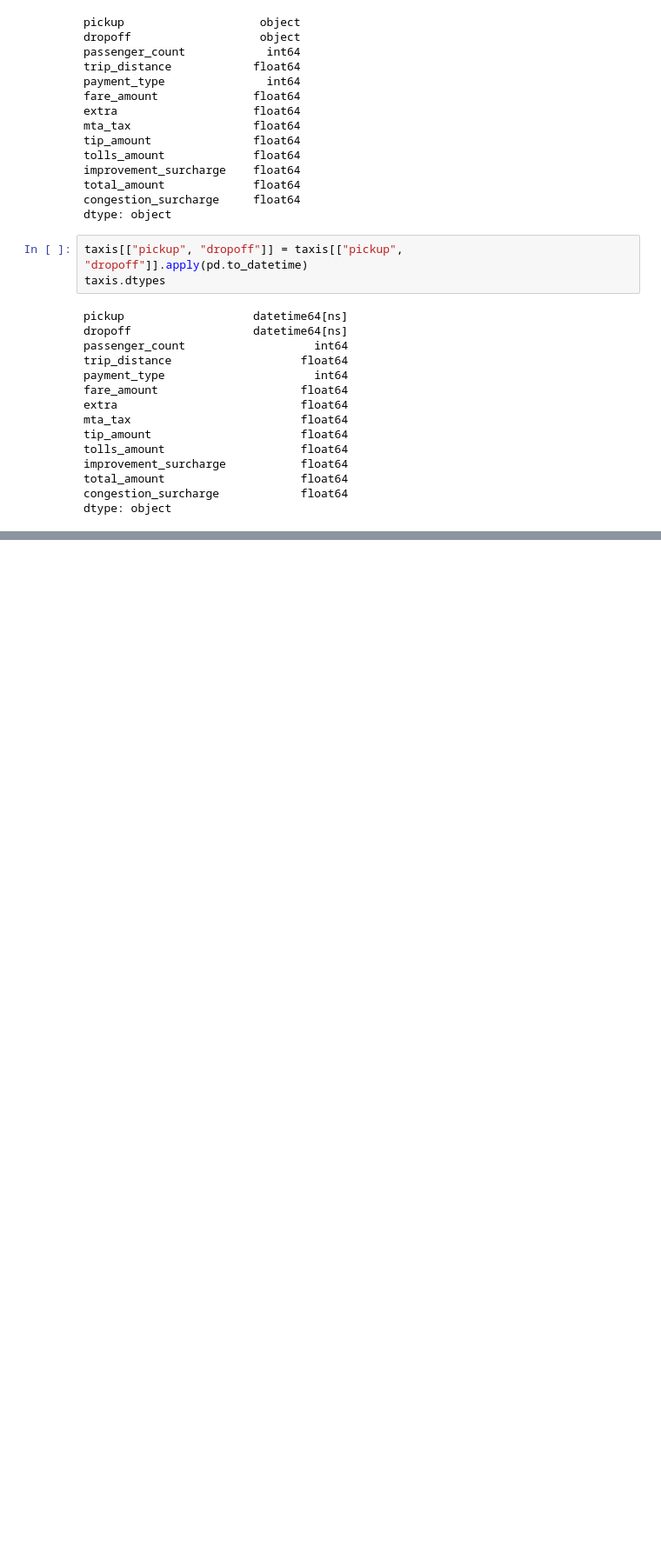
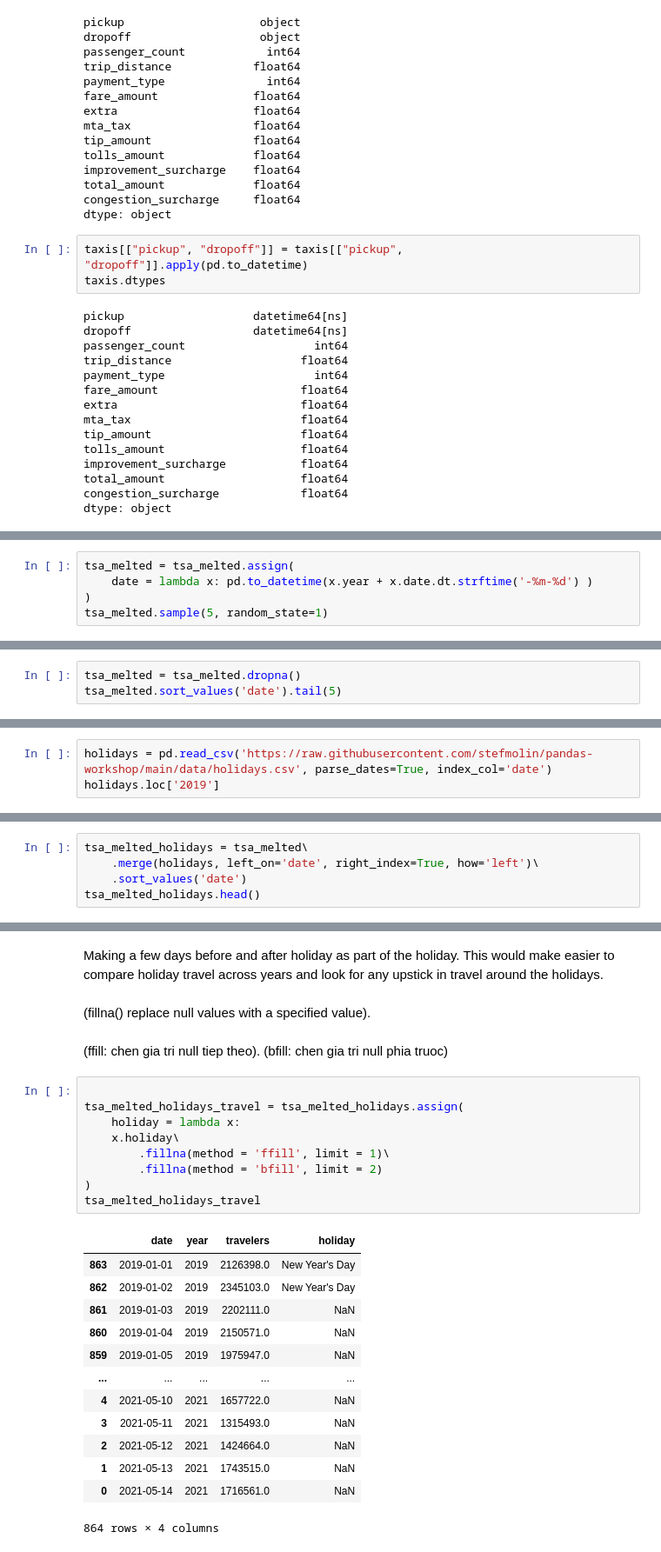
Before and after one commit to Rosiee0312/Meteorites, a Jupyter notebook: DataWrangling.ipynb, the cells around one changed output, grey strips where cells are left out. Shown: that part at 87% size. Drawn from its saved outputs; the diff is of its cells as text; blank space fills up the shorter version.

```diff
--- a/DataWrangling.ipynb
+++ b/DataWrangling.ipynb
@@ -115,0 +205,5 @@ KeyError: "None of ['pickup'] are in the columns"
+# %%
+tsa_melted = tsa_melted.assign(
+    date = lambda x: pd.to_datetime(x.year + x.date.dt.strftime('-%m-%d') )
+)
+tsa_melted.sample(5, random_state=1)
@@ -115,0 +219,3 @@ KeyError: "None of ['pickup'] are in the columns"
+# %%
+tsa_melted = tsa_melted.dropna()
+tsa_melted.sort_values('date').tail(5)
@@ -115,0 +233,3 @@ KeyError: "None of ['pickup'] are in the columns"
+# %%
+holidays = pd.read_csv('https://raw.githubusercontent.com/stefmolin/pandas-workshop/main/data/holidays.csv', parse_dates=True, index_col='date')
+holidays.loc['2019']
@@ -115,0 +247,5 @@ KeyError: "None of ['pickup'] are in the columns"
+# %%
+tsa_melted_holidays = tsa_melted\
+    .merge(holidays, left_on='date', right_index=True, how='left')\
+    .sort_values('date')
+tsa_melted_holidays.head()
@@ -115,0 +259,30 @@ KeyError: "None of ['pickup'] are in the columns"
+# %% [markdown]
+Making a few days before and after holiday as part of the holiday. This would make easier to compare holiday travel across years and look for any upstick in travel around the holidays.
+# %% [markdown]
+(fillna() replace null values with a specified value).
+# %% [markdown]
+(ffill: chen gia tri null tiep theo).
+(bfill: chen gia tri null phia truoc)
+# %%
+
+tsa_melted_holidays_travel = tsa_melted_holidays.assign(
+    holiday = lambda x:
+    x.holiday\
+        .fillna(method = 'ffill', limit = 1)\
+        .fillna(method = 'bfill', limit = 2)
+)
+tsa_melted_holidays_travel
+# %% [output]
+|  | date | year | travelers | holiday |
+| 863 | 2019-01-01 | 2019 | 2126398.0 | New Year's Day |
+| 862 | 2019-01-02 | 2019 | 2345103.0 | New Year's Day |
+| 861 | 2019-01-03 | 2019 | 2202111.0 | NaN |
+| 860 | 2019-01-04 | 2019 | 2150571.0 | NaN |
+| 859 | 2019-01-05 | 2019 | 1975947.0 | NaN |
+| ... | ... | ... | ... | ... |
+| 4 | 2021-05-10 | 2021 | 1657722.0 | NaN |
+| 3 | 2021-05-11 | 2021 | 1315493.0 | NaN |
+| 2 | 2021-05-12 | 2021 | 1424664.0 | NaN |
+| 1 | 2021-05-13 | 2021 | 1743515.0 | NaN |
+| 0 | 2021-05-14 | 2021 | 1716561.0 | NaN |
+864 rows × 4 columns
```
Also changed, not shown: parts of 21 cells of this notebook.
